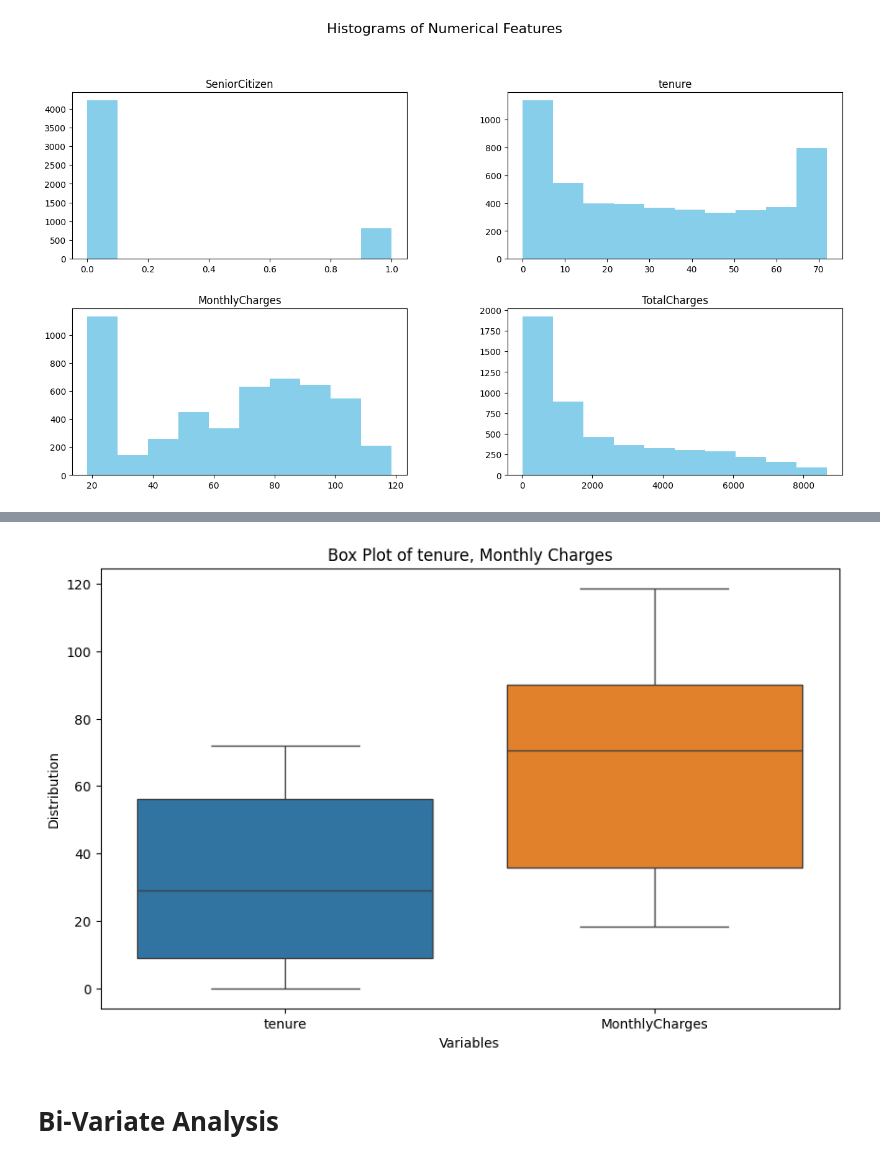
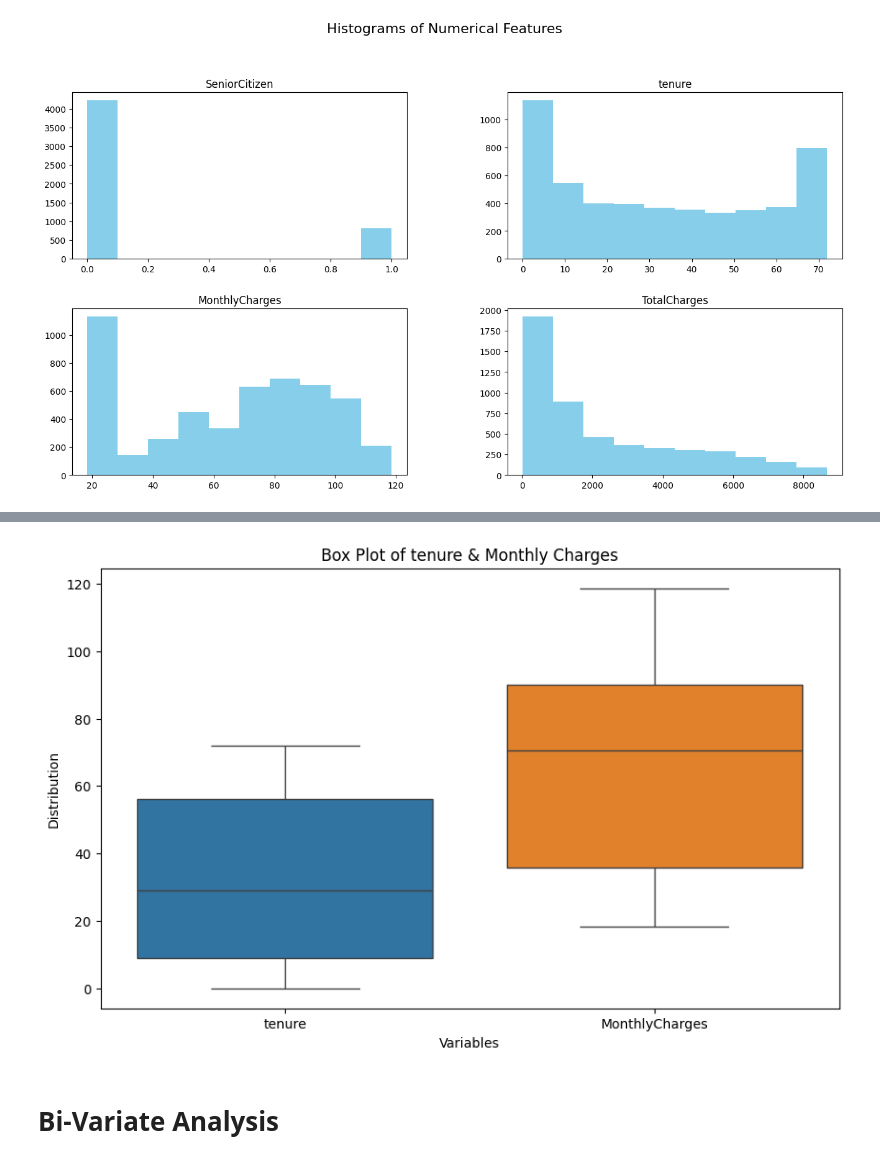
Before and after one commit to EfyaDufie2020/Customer-Churn-Analysis, a Jupyter notebook: Notebooks/Customer Churn.ipynb, the cells around one changed output, grey strips where cells are left out. Drawn from its saved outputs; the diff is of its cells as text; code cells hidden in the pictures.

```diff
--- a/Notebooks/Customer Churn.ipynb
+++ b/Notebooks/Customer Churn.ipynb
@@ -257,10 +281,10 @@ data2.head()
 # %%
 # Merge all datasets
 
-df_merge = pd.concat([data,data2], ignore_index= True)
+train= pd.concat([data,data2], ignore_index= True)
 # %%
-df_merge.replace(True, 'Yes', inplace=True)
-df_merge.replace(False, 'No', inplace=True)
+train.replace(True, 'Yes', inplace=True)
+train.replace(False, 'No', inplace=True)
 # %%
-df_merge['TotalCharges'] = pd.to_numeric(df_merge['TotalCharges'], errors='coerce')
+train['TotalCharges'] = pd.to_numeric(train['TotalCharges'], errors='coerce')
 # %%
@@ -425,19 +461,19 @@ plt.show()
 # %%
 # Create a box plot for multiple columns
 plt.figure(figsize=(10, 6))
-sns.boxplot(df_merge[['tenure', 'MonthlyCharges']])
+sns.boxplot(train[['tenure', 'MonthlyCharges']])
 
 # Add titles and labels
-plt.title('Box Plot of tenure, Monthly Charges')
+plt.title('Box Plot of tenure & Monthly Charges')
 plt.xlabel('Variables')
 plt.ylabel('Distribution')
 
 plt.grid(False)
 
 # Display the plot
 plt.show()
 # %% [output]
-[figure, old version]
+[figure, new version]
 # %% [markdown]
 # Bi-Variate Analysis
 # %%
```
Also changed, not shown: parts of 26 cells of this notebook.
